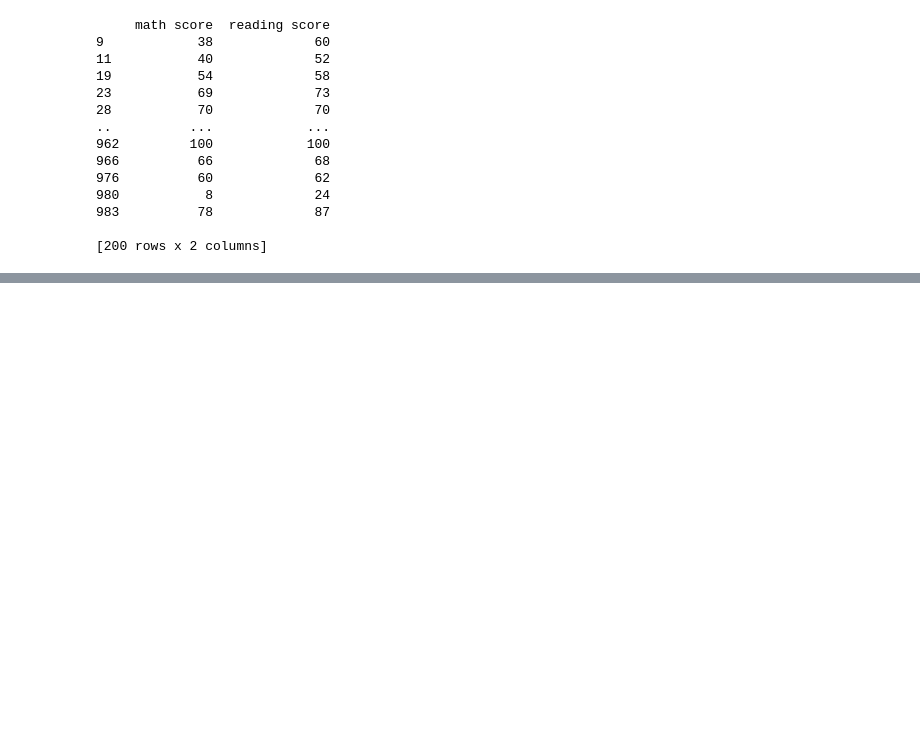
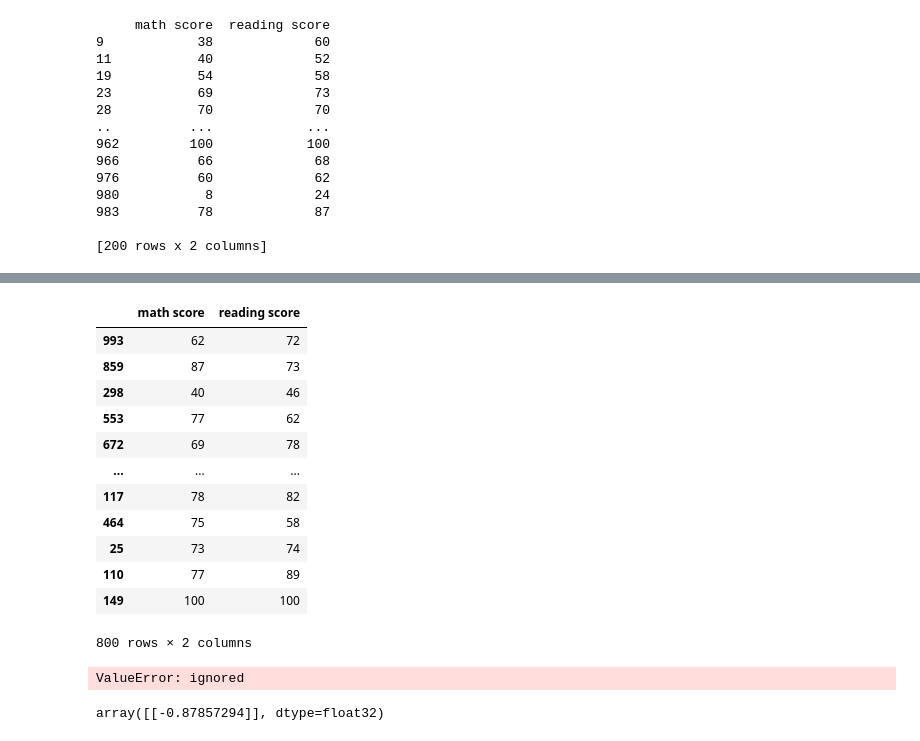
Before and after one commit to sejallotliker/MLnow_2.0, a Jupyter notebook: ML_EDA_Students_performance_in_exam_univariate_Linear_regression.ipynb, the cells around one changed output, grey strips where cells are left out. Saved outputs shown, nothing was run; the diff lists cells and outputs as text; code cells hidden in the pictures; blank space fills up the shorter version.

Commit message:
Model predictions

```diff
--- a/ML_EDA_Students_performance_in_exam_univariate_Linear_regression.ipynb
+++ b/ML_EDA_Students_performance_in_exam_univariate_Linear_regression.ipynb
@@ -447,0 +477,24 @@ print(testFeatures)
+# %%
+trainFeatures
+# %% [output]
+|  | math score | reading score |
+| 993 | 62 | 72 |
+| 859 | 87 | 73 |
+| 298 | 40 | 46 |
+| 553 | 77 | 62 |
+| 672 | 69 | 78 |
+| ... | ... | ... |
+| 117 | 78 | 82 |
+| 464 | 75 | 58 |
+| 25 | 73 | 74 |
+| 110 | 77 | 89 |
+| 149 | 100 | 100 |
+800 rows × 2 columns
+# %%
+model.predict(testFeatures)
+# %% [output]
+ValueError: ignored
+# %%
+model.predict([1])
+# %% [output]
+array([[-0.87857294]], dtype=float32)
```
Also changed, not shown: parts of 3 cells of this notebook.
